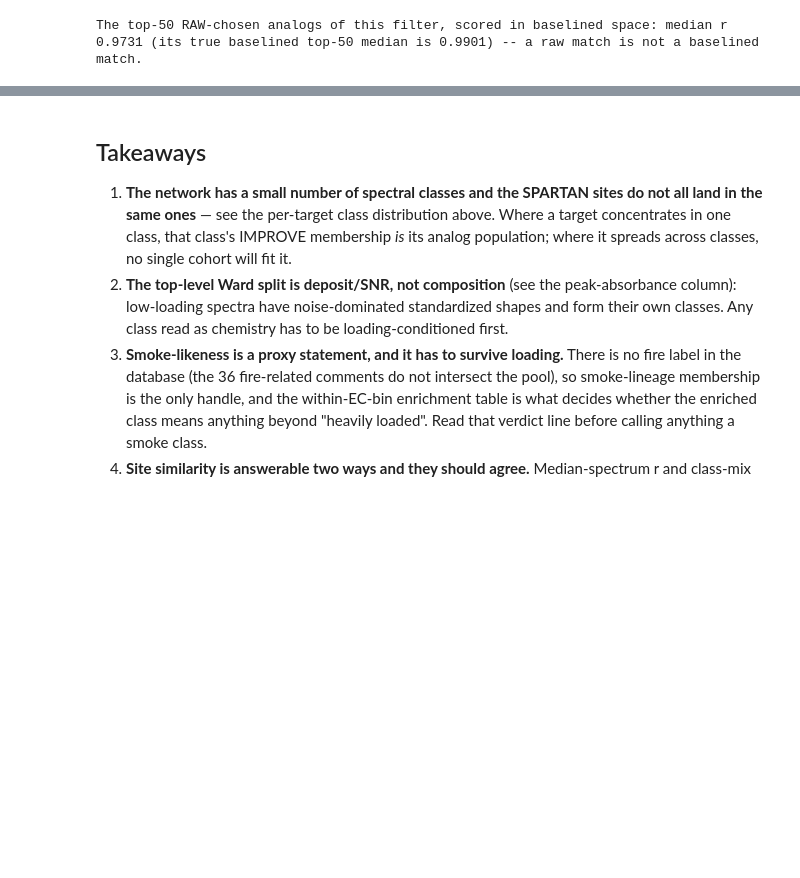
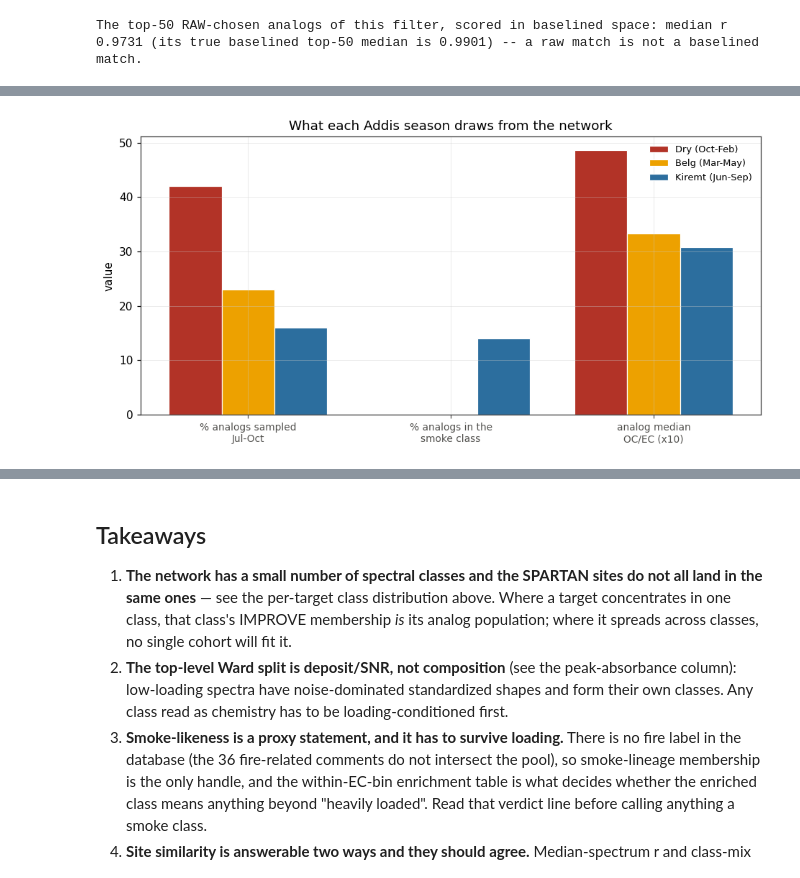
Before and after one commit to ahzs645/aethmodular, a Jupyter notebook: research/ftir_ec_phase3/ftir_52_network_spectral_map.ipynb, the cells around one changed output, grey strips where cells are left out. Drawn from its saved outputs; the diff is of its cells as text; code cells hidden in the pictures; blank space fills up the shorter version.

```diff
--- a/research/ftir_ec_phase3/ftir_52_network_spectral_map.ipynb
+++ b/research/ftir_ec_phase3/ftir_52_network_spectral_map.ipynb
@@ -851,0 +950,18 @@ The top-50 RAW-chosen analogs of this filter, scored in baselined space: median
+# %%
+fig, ax = plt.subplots(figsize=(8.6, 4.4))
+width = 0.26
+metrics = ['pct analogs Jul-Oct', 'pct analogs in smoke class', 'analog median OC/EC']
+xpos = np.arange(len(metrics))
+for i, name in enumerate(SEASONS):
+    row = season_analogs.set_index('Addis season').loc[name]
+    vals = [row[m] if m != 'analog median OC/EC' else row[m] * 10 for m in metrics]
+    ax.bar(xpos + (i - 1) * width, vals, width, color=S_COLOUR[name], label=name,
+           edgecolor='white', linewidth=0.8)
+ax.set_xticks(xpos, ['% analogs sampled\nJul-Oct', '% analogs in the\nsmoke class',
+                     'analog median\nOC/EC (x10)'], fontsize=9)
+ax.tick_params(axis='x', colors='#52514e')
+ax.set(ylabel='value', title='What each Addis season draws from the network')
+ax.legend(frameon=False, fontsize=8.5)
+fig.tight_layout(); fig.savefig(PLOTS / 'season_analog_character.png', dpi=150); plt.show()
+# %% [output]
+[figure, added]
```
Also changed, not shown: parts of 7 cells of this notebook, 2 other files.
